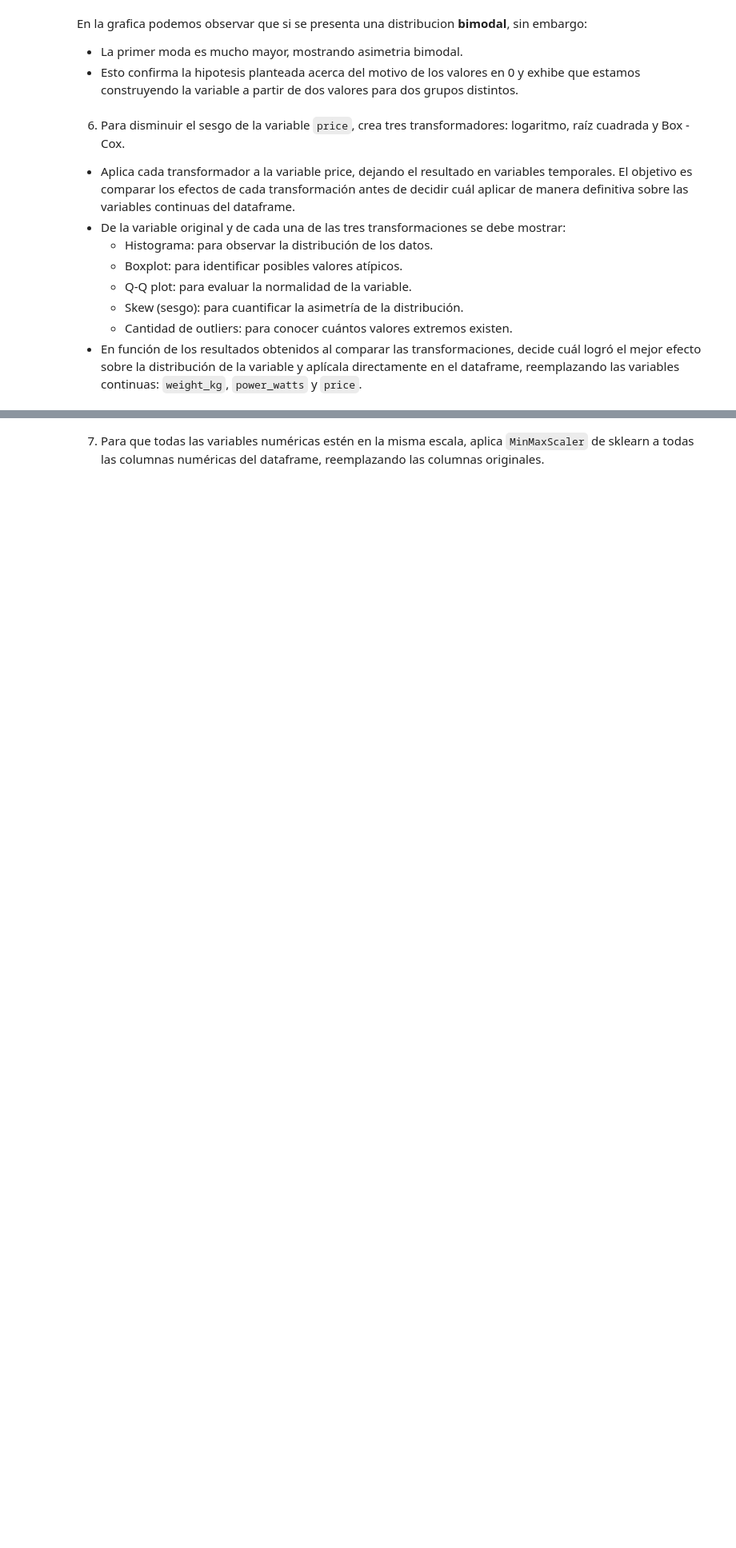
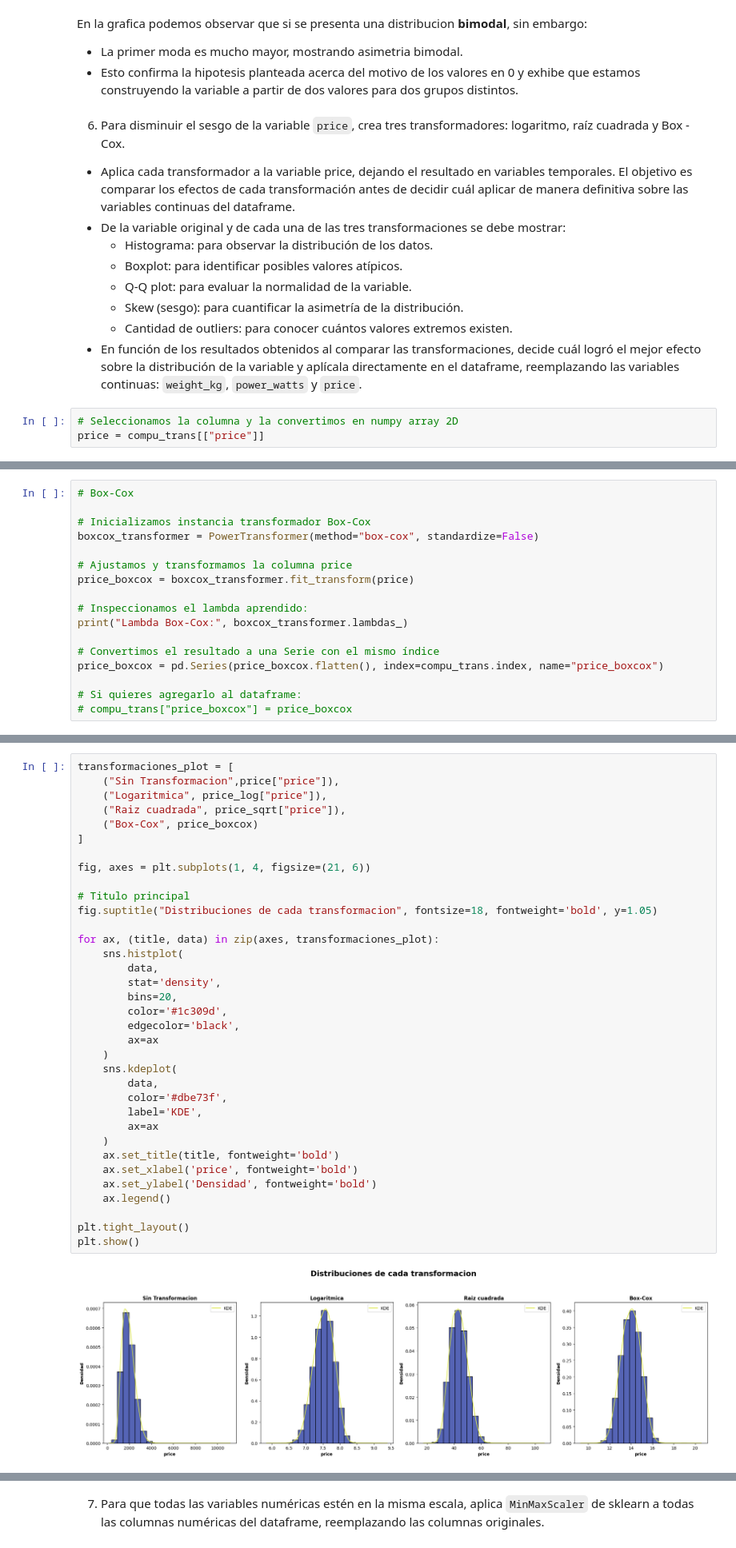
Before and after one commit to carloshgalvan95/Ciencia_Analitica_Datos, a Jupyter notebook: Modules/03_module/actividades/06_actividad/Actividad6FE.ipynb, the cells around one changed output, grey strips where cells are left out. Shown at 80% size. Cells and saved outputs as stored; diff of their text form; blank space fills up the shorter version.

```diff
--- a/Modules/03_module/actividades/06_actividad/Actividad6FE.ipynb
+++ b/Modules/03_module/actividades/06_actividad/Actividad6FE.ipynb
@@ -583,3 +584,6 @@ En la grafica podemos observar que si se presenta una distribucion **bimodal**,
   * Skew (sesgo): para cuantificar la asimetría de la distribución.
   * Cantidad de outliers: para conocer cuántos valores extremos existen.
 * En función de los resultados obtenidos al comparar las transformaciones, decide cuál logró el mejor efecto sobre la distribución de la variable y aplícala directamente en el dataframe, reemplazando las variables continuas: `weight_kg`, `power_watts` y `price`.
+# %%
+# Seleccionamos la columna y la convertimos en numpy array 2D
+price = compu_trans[["price"]]
@@ -585,0 +606,17 @@ En la grafica podemos observar que si se presenta una distribucion **bimodal**,
+# %%
+# Box-Cox
+
+# Inicializamos instancia transformador Box-Cox
+boxcox_transformer = PowerTransformer(method="box-cox", standardize=False)
+
+# Ajustamos y transformamos la columna price
+price_boxcox = boxcox_transformer.fit_transform(price)
+
+# Inspeccionamos el lambda aprendido:
+print("Lambda Box-Cox:", boxcox_transformer.lambdas_)
+
+# Convertimos el resultado a una Serie con el mismo índice
+price_boxcox = pd.Series(price_boxcox.flatten(), index=compu_trans.index, name="price_boxcox")
+
+# Si quieres agregarlo al dataframe:
+# compu_trans["price_boxcox"] = price_boxcox
@@ -585,0 +625,37 @@ En la grafica podemos observar que si se presenta una distribucion **bimodal**,
+# %%
+transformaciones_plot = [
+    ("Sin Transformacion",price["price"]),
+    ("Logaritmica", price_log["price"]),
+    ("Raiz cuadrada", price_sqrt["price"]),
+    ("Box-Cox", price_boxcox)
+]
+
+fig, axes = plt.subplots(1, 4, figsize=(21, 6))
+
+# Titulo principal
+fig.suptitle("Distribuciones de cada transformacion", fontsize=18, fontweight='bold', y=1.05)
+
+for ax, (title, data) in zip(axes, transformaciones_plot):
+    sns.histplot(
+        data,
+        stat='density',
+        bins=20,
+        color='#1c309d',
+        edgecolor='black',
+        ax=ax
+    )
+    sns.kdeplot(
+        data,
+        color='#dbe73f',
+        label='KDE',
+        ax=ax
+    )
+    ax.set_title(title, fontweight='bold')
+    ax.set_xlabel('price', fontweight='bold')
+    ax.set_ylabel('Densidad', fontweight='bold')
+    ax.legend()
+
+plt.tight_layout()
+plt.show()
+# %% [output]
+[figure, added]
```
Also changed, not shown: parts of 8 cells of this notebook.
